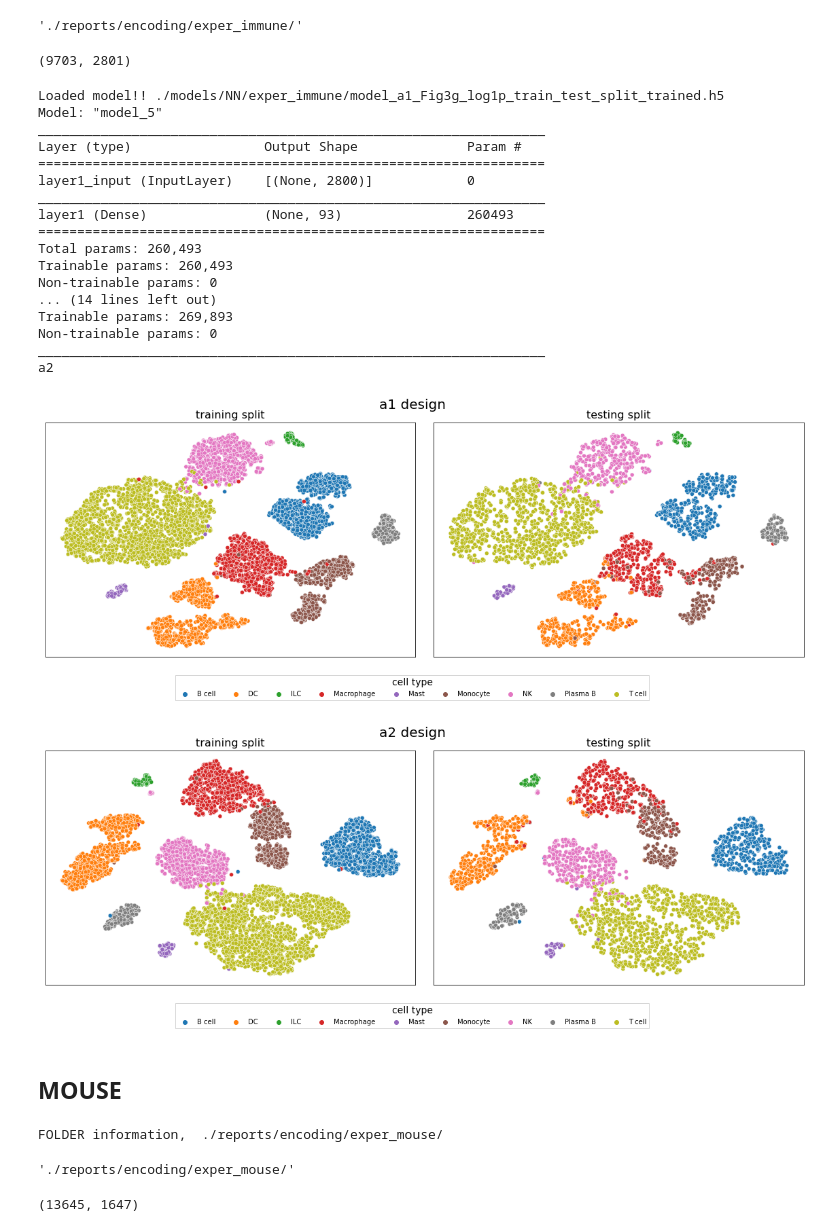
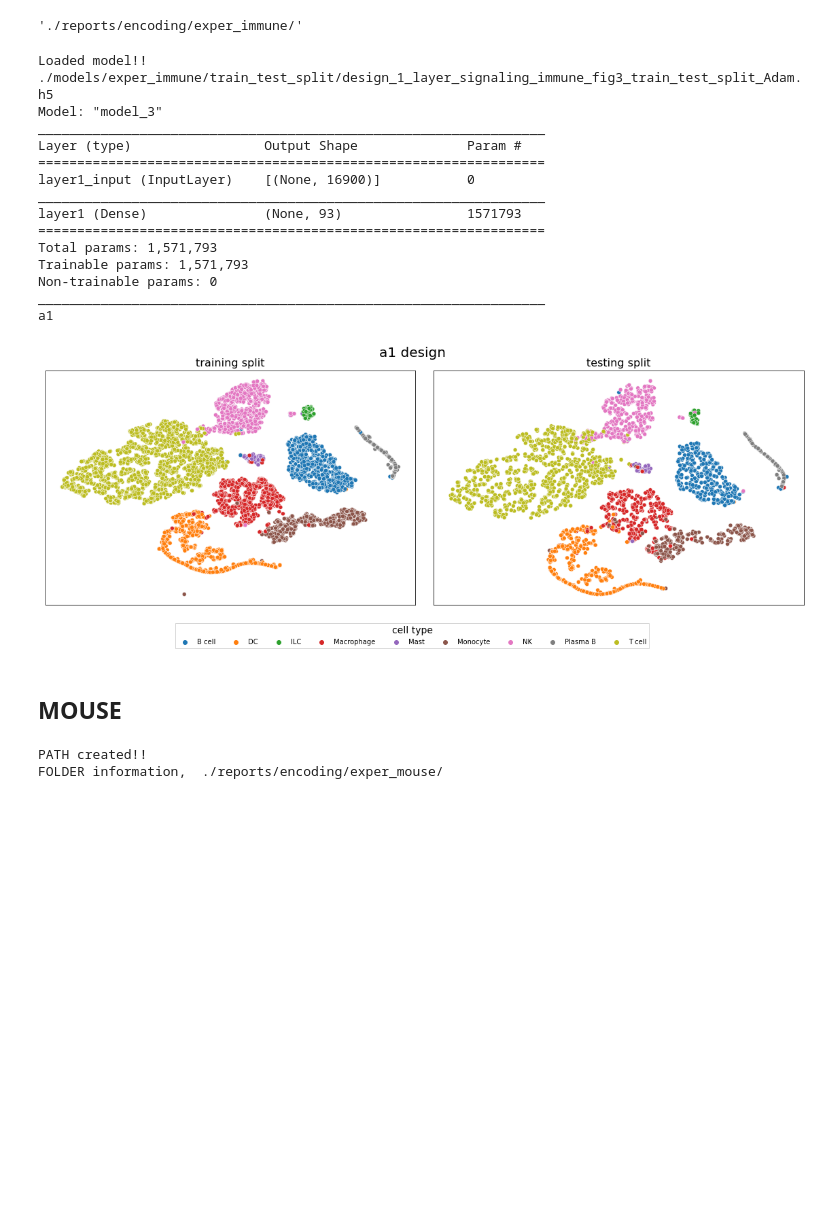
Before and after one commit to pelingundogdu/signalization_prior_knowledge_based_nn, a Jupyter notebook: notebooks/7.0-pg-encoding.ipynb, the cells around one changed output. Saved outputs shown, nothing was run; the diff lists cells and outputs as text; code cells hidden in the pictures; blank space fills up the shorter version.

```diff
--- a/notebooks/7.0-pg-encoding.ipynb
+++ b/notebooks/7.0-pg-encoding.ipynb
@@ -33,11 +33,12 @@ import pandas as pd
 import numpy as np
 import seaborn as sns
 import matplotlib.pyplot as plt
-
+import glob
 from sklearn.model_selection import train_test_split
 from sklearn.preprocessing import OneHotEncoder
 from sklearn.manifold import TSNE
 
+rand_state=91
 TINY_SIZE = 8
 SMALL_SIZE = 10
 NORMAL_SIZE = 14
@@ -85,0 +88,7 @@ shape of feature and traget dataset, feature dataset, (3412, 2877), target colum
+# %%
+split = 'train_test_split'
+experiment = 'exper_melanoma'
+
+loc_read = os.path.join(src.DIR_MODELS, experiment, split)
+for i in glob.glob(os.path.join(loc_read, 'design*_layer_signaling*')):
+    print(i)
@@ -86,8 +98,11 @@ shape of feature and traget dataset, feature dataset, (3412, 2877), target colum
 # %%
 np.random.seed(91)
-for i_design in ['a1','a2']:
+
+
+for i_design in ['1_layer','2_layer']:
+
 #     design = 'a1'
-    _, model_encoding = src.loading_model('./models/NN/exper_melanoma/model_'+i_design+'_reference_log1p_train_test_split_trained.h5', -1)
+    _, model_encoding = src.loading_model( glob.glob(os.path.join(loc_read, 'design_'+i_design+'_signaling*'))[0], -1)
     model_encoding.summary()
     print(i_design)
 
@@ -138,27 +153,20 @@ src.define_folder('./reports/encoding/exper_immune')
 FOLDER information,  ./reports/encoding/exper_immune/
 './reports/encoding/exper_immune/'
 # %%
-df_immune = pd.read_pickle('./data/processed/exper_immune/Fig3g_log1p.pck')
-print(df_immune.shape)
-sort_genes = sorted(df_immune.columns[:-1])
-sort_genes.extend(df_immune.columns[-1:])
-df_immune = df_immune[sort_genes]
-df_immune
+df_immune = pd.read_pickle('./data/processed/exper_immune/immune_fig3.pck')
 
 X = df_immune.iloc[:, :-1].values
 y = df_immune.iloc[:, -1:]
 ohe = OneHotEncoder()
 y_ohe = ohe.fit_transform(y.values).toarray()
 
-X_train, X_test, y_train, y_test = train_test_split(X, y, test_size=0.3, shuffle=True, random_state=91, stratify=y_ohe)
+X_train, X_test, y_train, y_test = train_test_split(X, y, test_size=0.3, shuffle=True, random_state=rand_state, stratify=y_ohe)
 target_y = pd.concat([y_train, y_test])
-# %% [output]
-(9703, 2801)
 # %%
 np.random.seed(91)
-for i_design in ['a1','a2']:
+for i_design in ['a1']:#['a1','a2']:
 
-    _, model_encoding = src.loading_model('./models/NN/exper_immune/model_'+i_design+'_Fig3g_log1p_train_test_split_trained.h5', -1)
+    _, model_encoding = src.loading_model('./models/exper_immune/train_test_split/design_1_layer_signaling_immune_fig3_train_test_split_Adam.h5', -1)
     model_encoding.summary()
     print(i_design)
 
@@ -194,45 +202,41 @@ for i_design in ['a1','a2']:
     axes[1].set_title('testing split')
 
 
     handles, labels = axes[0].get_legend_handles_labels()
     lgd = fig.legend(handles, labels, loc='upper center', title='cell type', bbox_to_anchor=(.5, 0.05), fancybox=False, shadow=False, ncol=9)
     axes[0].axes.get_yaxis().set_visible(False)
     axes[0].axes.get_xaxis().set_visible(False)
 
     axes[1].axes.get_yaxis().set_visible(False)
     axes[1].axes.get_xaxis().set_visible(False)
     fig.suptitle(i_design+' design')
     plt.subplots_adjust(left=0.125,
                         bottom=0.1,
                         right=0.9,
                         top=0.9,
                         wspace=0.05,
                         hspace=0.4)
 
     # fig.savefig('encoding.png', bbox_extra_artists=(lgd,), bbox_inches='tight')
     plt.savefig('./reports/encoding/exper_immune/immune_enc_'+i_design+'.png', dpi=300, bbox_inches = 'tight')
     plt.savefig('./reports/encoding/exper_immune/immune_enc_'+i_design+'.pdf', dpi=300, bbox_inches = 'tight')
     plt.savefig('./reports/encoding/exper_immune/immune_enc_'+i_design+'.svg', dpi=300, bbox_inches = 'tight')
 # %% [output]
-Loaded model!! ./models/NN/exper_immune/model_a1_Fig3g_log1p_train_test_split_trained.h5
-Model: "model_5"
+Loaded model!! ./models/exper_immune/train_test_split/design_1_layer_signaling_immune_fig3_train_test_split_Adam.h5
+Model: "model_3"
 _________________________________________________________________
 Layer (type)                 Output Shape              Param #
 =================================================================
-layer1_input (InputLayer)    [(None, 2800)]            0
+layer1_input (InputLayer)    [(None, 16900)]           0
 _________________________________________________________________
-layer1 (Dense)               (None, 93)                260493
+layer1 (Dense)               (None, 93)                1571793
 =================================================================
-Total params: 260,493
-Trainable params: 260,493
-Non-trainable params: 0
-... (14 lines left out)
-Trainable params: 269,893
+Total params: 1,571,793
+Trainable params: 1,571,793
 Non-trainable params: 0
 _________________________________________________________________
-a2
+a1
-[figure, old version]
+[figure, new version]
-[figure, removed]
 # %%
 del(df_immune)
 del(df_encoding_tsne)
@@ -244,17 +248,10 @@ del(X_test, y_test)
 # %%
 loc_mouse = src.define_folder('./reports/encoding/exper_mouse')
 loc_mouse
+
+split = 'train_test_split'
+experiment = 'exper_mouse'
+loc_read = os.path.join(src.DIR_MODELS, experiment, split)
 # %% [output]
+PATH created!!
 FOLDER information,  ./reports/encoding/exper_mouse/
-'./reports/encoding/exper_mouse/'
-# %%
-df_cell_detail = pd.read_pickle('./data/processed/exper_mouse/mouse_retrieval_sw_StandardScaler.pck')
-df_cell_detail['cell_type_detail'] = df_cell_detail['cell_type']
-df_cell_detail['cell_type'] = df_cell_detail['cell_type'].str.split('_', expand=True)[0]
-
-df_cell_detail.loc[df_cell_detail.index.isin(np.where(df_cell_detail['cell_type'].isin(['E12', 'E14', 'adult']))[0]), 'cell_type'] = 'HSC'
-df_cell_detail.loc[df_cell_detail.index.isin(np.where(df_cell_detail['cell_type'].isin(['celebral-cortex', 'CNS', 'brain']))[0]), 'cell_type'] = 'neuron'
-df_cell_detail = df_cell_detail.loc[df_cell_detail['cell_type'].isin(['HSC','4cell','ICM','spleen','8cell','neuron','zygote','2cell','ESC'])].reset_index(drop=True)
-print(df_cell_detail.shape)
-# %% [output]
-(13645, 1647)
```
Also changed, not shown: parts of 10 cells of this notebook, 2 other files.
